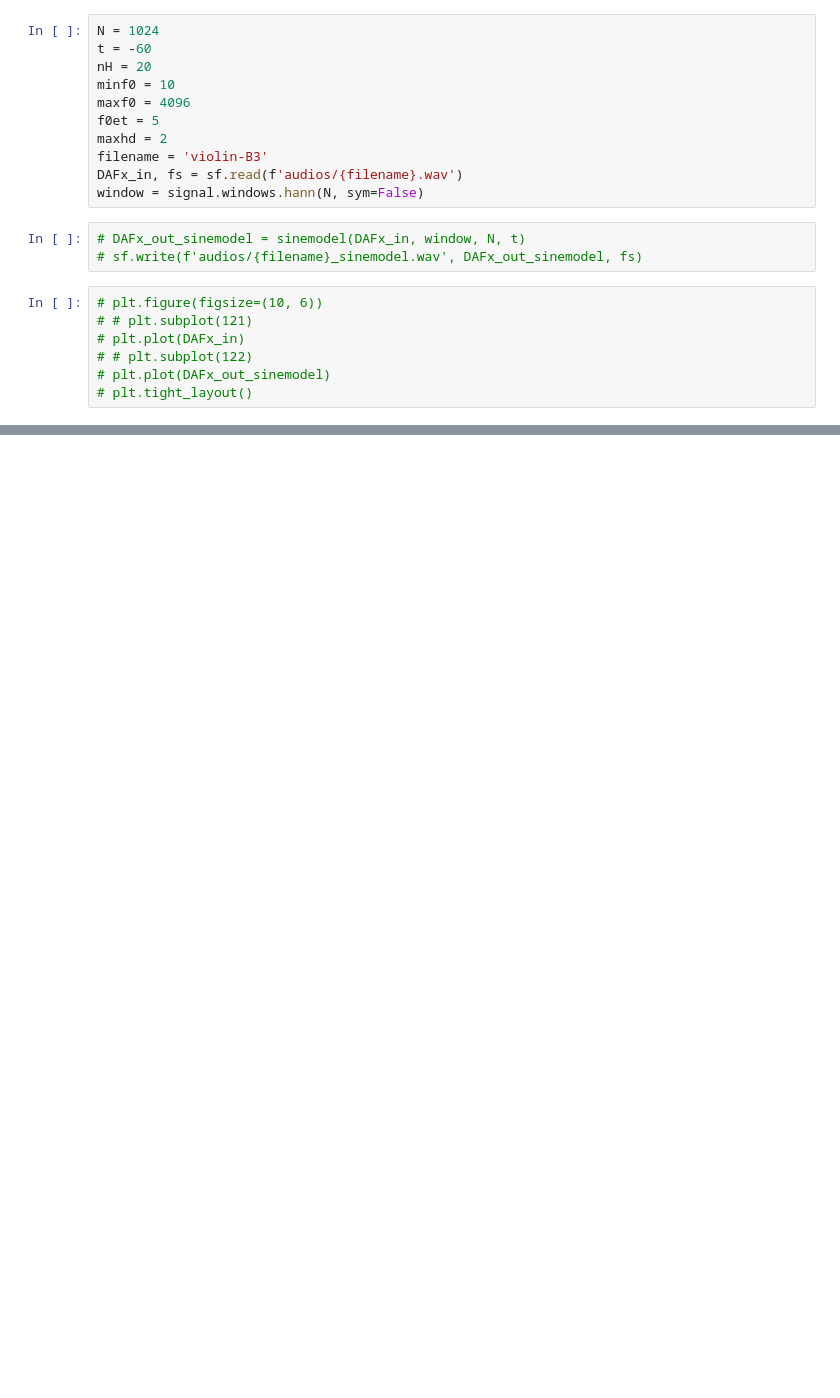
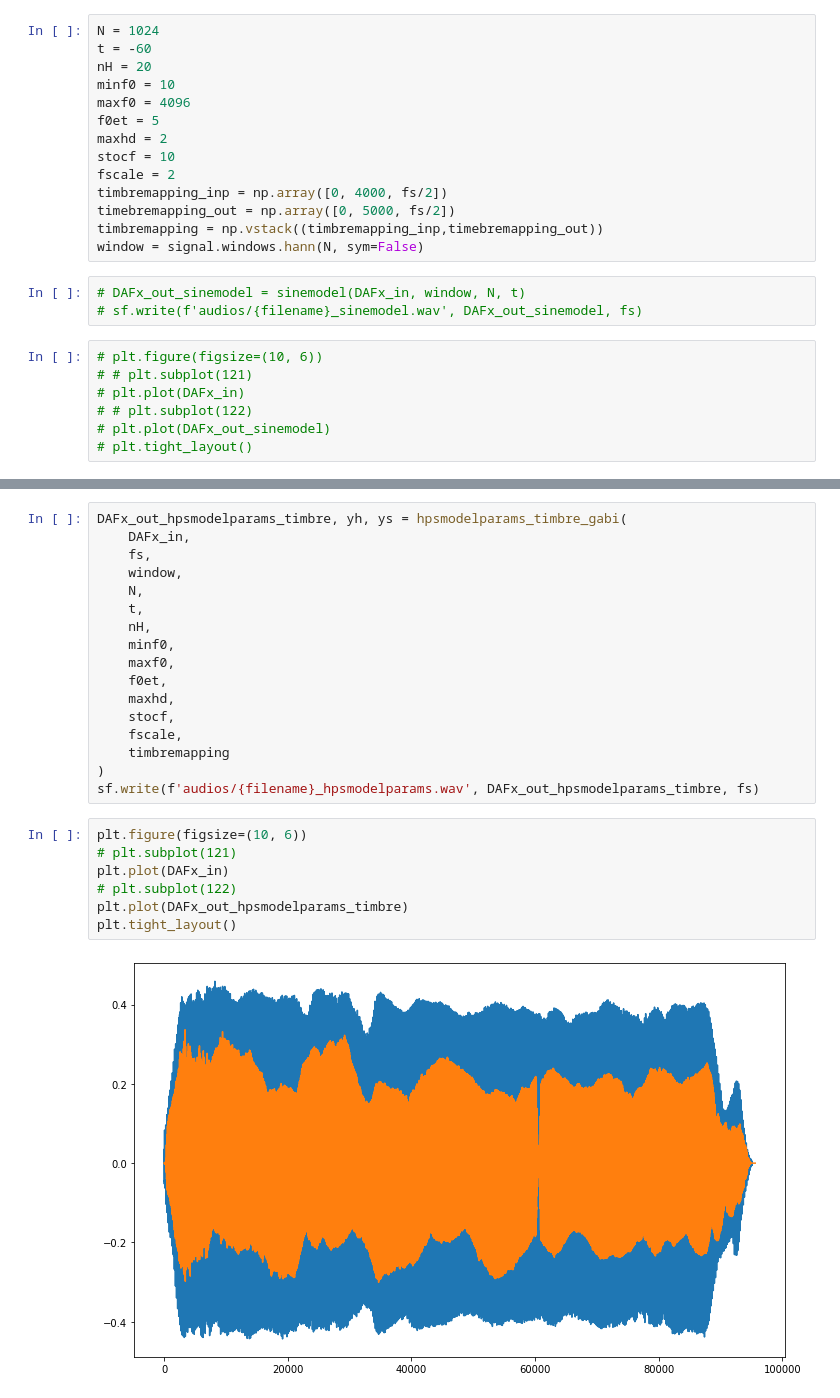
Before and after one commit to gbfelgas/coe780-topics-in-audio-signal-processing, a Jupyter notebook: chap10/testing.ipynb, the cells around one changed output, grey strips where cells are left out. Cells and saved outputs as stored; diff of their text form; blank space fills up the shorter version.

```diff
--- a/chap10/testing.ipynb
+++ b/chap10/testing.ipynb
@@ -15,8 +20,11 @@ minf0 = 10
 maxf0 = 4096
 f0et = 5
 maxhd = 2
-filename = 'violin-B3'
-DAFx_in, fs = sf.read(f'audios/{filename}.wav')
+stocf = 10
+fscale = 2
+timbremapping_inp = np.array([0, 4000, fs/2])
+timebremapping_out = np.array([0, 5000, fs/2])
+timbremapping = np.vstack((timbremapping_inp,timebremapping_out))
 window = signal.windows.hann(N, sym=False)
 # %%
 # DAFx_out_sinemodel = sinemodel(DAFx_in, window, N, t)
@@ -48,0 +51,26 @@ Yh: [ 0.00000000e+00+0.00000000e+00j  0.00000000e+00+0.00000000e+00j
+# %%
+DAFx_out_hpsmodelparams_timbre, yh, ys = hpsmodelparams_timbre_gabi(
+    DAFx_in,
+    fs,
+    window,
+    N,
+    t,
+    nH,
+    minf0,
+    maxf0,
+    f0et,
+    maxhd,
+    stocf,
+    fscale,
+    timbremapping
+)
+sf.write(f'audios/{filename}_hpsmodelparams.wav', DAFx_out_hpsmodelparams_timbre, fs)
+# %%
+plt.figure(figsize=(10, 6))
+# plt.subplot(121)
+plt.plot(DAFx_in)
+# plt.subplot(122)
+plt.plot(DAFx_out_hpsmodelparams_timbre)
+plt.tight_layout()
+# %% [output]
+[figure, added]
```
Also changed, not shown: parts of 4 cells of this notebook, 1 other file.
